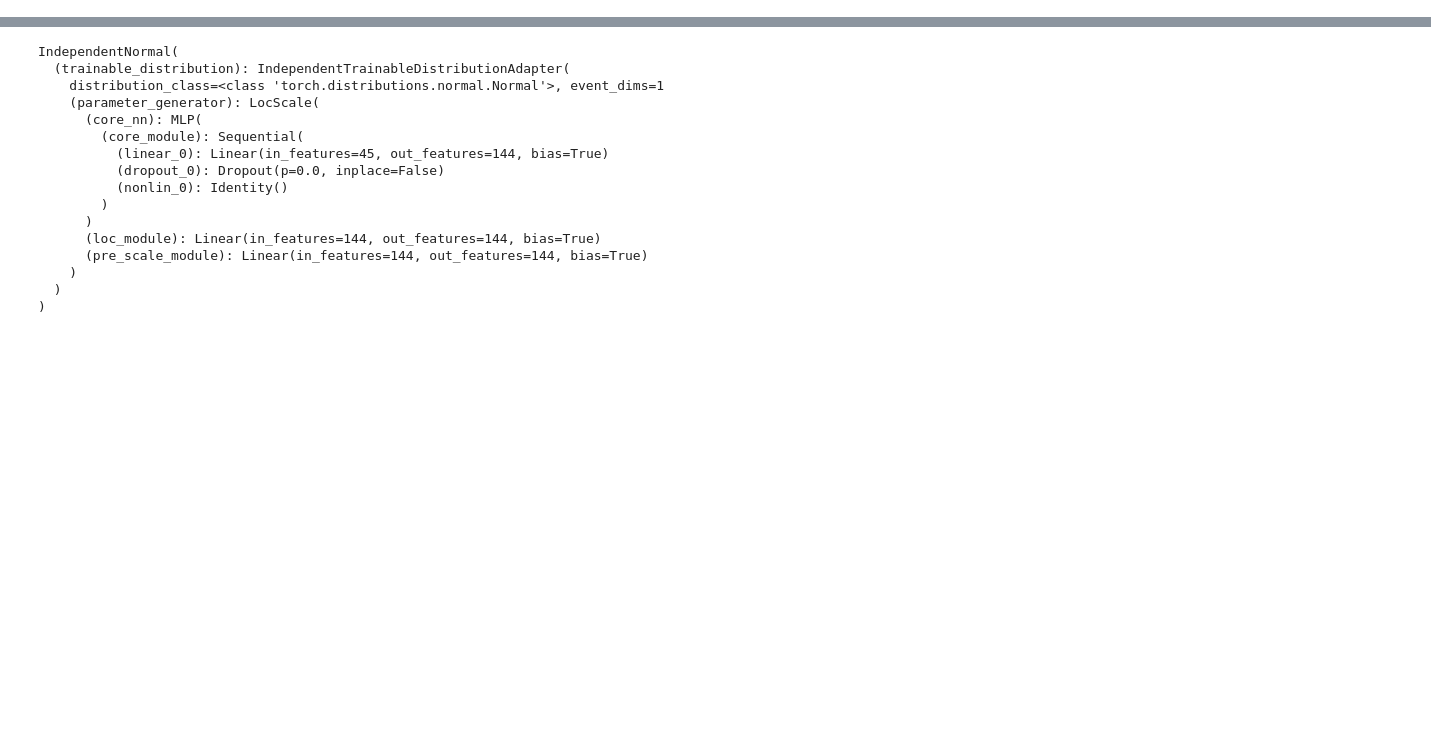
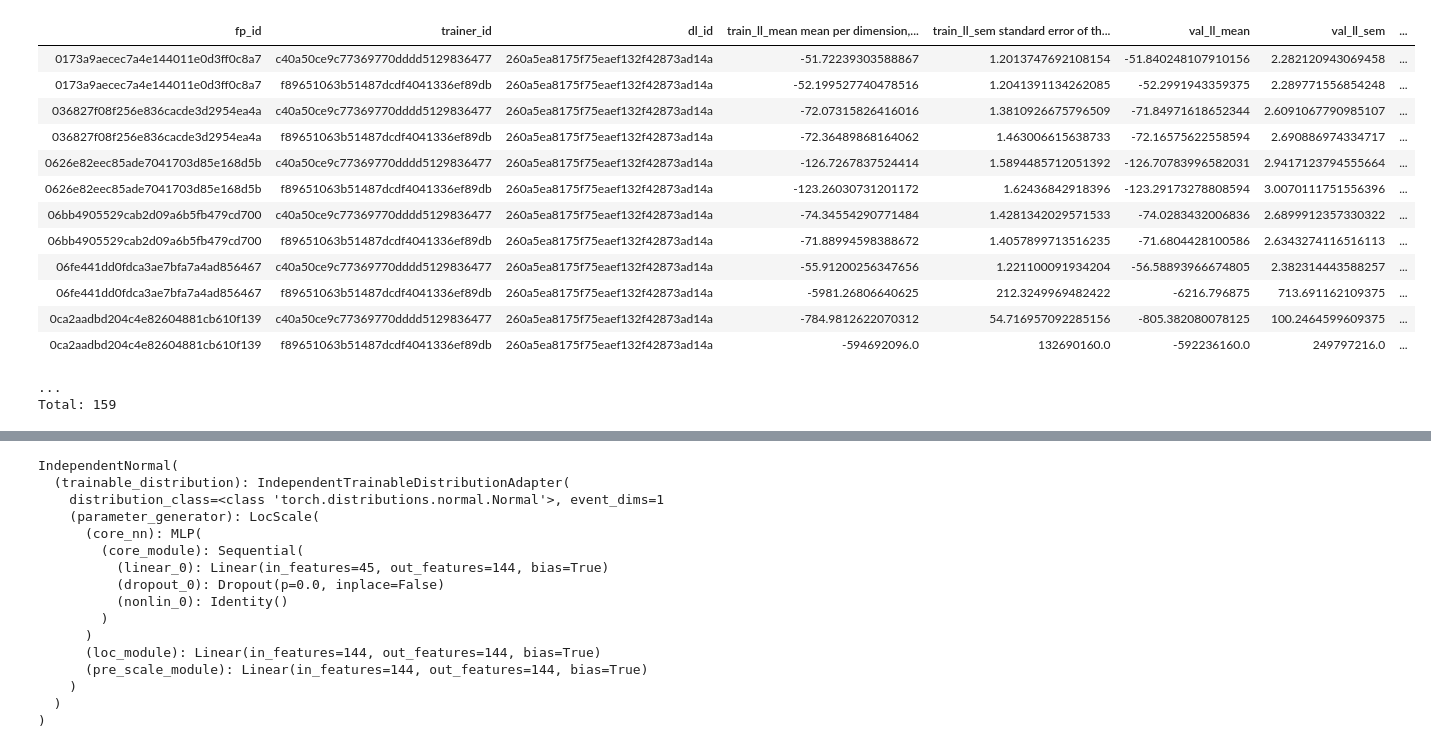
Before and after one commit to suhasshrinivasan/task-transfer, a Jupyter notebook: experiments/dj/dj_interactive.ipynb, the cells around one changed output, grey strips where cells are left out. Cells and saved outputs as stored; diff of their text form; code cells hidden in the pictures; blank space fills up the shorter version.

```diff
--- a/experiments/dj/dj_interactive.ipynb
+++ b/experiments/dj/dj_interactive.ipynb
@@ -42,0 +60,18 @@ Total: 2
+# %%
+FlowPriorResult()
+# %% [output]
+| fp_id | trainer_id | dl_id | train_ll_mean mean per dimension,... | train_ll_sem standard error of th... | val_ll_mean | val_ll_sem | ... |
+| 0173a9aecec7a4e144011e0d3ff0c8a7 | c40a50ce9c77369770dddd5129836477 | 260a5ea8175f75eaef132f42873ad14a | -51.72239303588867 | 1.2013747692108154 | -51.840248107910156 | 2.282120943069458 | ... |
+| 0173a9aecec7a4e144011e0d3ff0c8a7 | f89651063b51487dcdf4041336ef89db | 260a5ea8175f75eaef132f42873ad14a | -52.199527740478516 | 1.2041391134262085 | -52.2991943359375 | 2.289771556854248 | ... |
+| 036827f08f256e836cacde3d2954ea4a | c40a50ce9c77369770dddd5129836477 | 260a5ea8175f75eaef132f42873ad14a | -72.07315826416016 | 1.3810926675796509 | -71.84971618652344 | 2.6091067790985107 | ... |
+| 036827f08f256e836cacde3d2954ea4a | f89651063b51487dcdf4041336ef89db | 260a5ea8175f75eaef132f42873ad14a | -72.36489868164062 | 1.463006615638733 | -72.16575622558594 | 2.690886974334717 | ... |
+| 0626e82eec85ade7041703d85e168d5b | c40a50ce9c77369770dddd5129836477 | 260a5ea8175f75eaef132f42873ad14a | -126.7267837524414 | 1.5894485712051392 | -126.70783996582031 | 2.9417123794555664 | ... |
+| 0626e82eec85ade7041703d85e168d5b | f89651063b51487dcdf4041336ef89db | 260a5ea8175f75eaef132f42873ad14a | -123.26030731201172 | 1.62436842918396 | -123.29173278808594 | 3.0070111751556396 | ... |
+| 06bb4905529cab2d09a6b5fb479cd700 | c40a50ce9c77369770dddd5129836477 | 260a5ea8175f75eaef132f42873ad14a | -74.34554290771484 | 1.4281342029571533 | -74.0283432006836 | 2.6899912357330322 | ... |
+| 06bb4905529cab2d09a6b5fb479cd700 | f89651063b51487dcdf4041336ef89db | 260a5ea8175f75eaef132f42873ad14a | -71.88994598388672 | 1.4057899713516235 | -71.6804428100586 | 2.6343274116516113 | ... |
+| 06fe441dd0fdca3ae7bfa7a4ad856467 | c40a50ce9c77369770dddd5129836477 | 260a5ea8175f75eaef132f42873ad14a | -55.91200256347656 | 1.221100091934204 | -56.58893966674805 | 2.382314443588257 | ... |
+| 06fe441dd0fdca3ae7bfa7a4ad856467 | f89651063b51487dcdf4041336ef89db | 260a5ea8175f75eaef132f42873ad14a | -5981.26806640625 | 212.3249969482422 | -6216.796875 | 713.691162109375 | ... |
+| 0ca2aadbd204c4e82604881cb610f139 | c40a50ce9c77369770dddd5129836477 | 260a5ea8175f75eaef132f42873ad14a | -784.9812622070312 | 54.716957092285156 | -805.382080078125 | 100.2464599609375 | ... |
+| 0ca2aadbd204c4e82604881cb610f139 | f89651063b51487dcdf4041336ef89db | 260a5ea8175f75eaef132f42873ad14a | -594692096.0 | 132690160.0 | -592236160.0 | 249797216.0 | ... |
+...
+Total: 159
```
Also changed, not shown: parts of 5 cells of this notebook, 10 other files.
